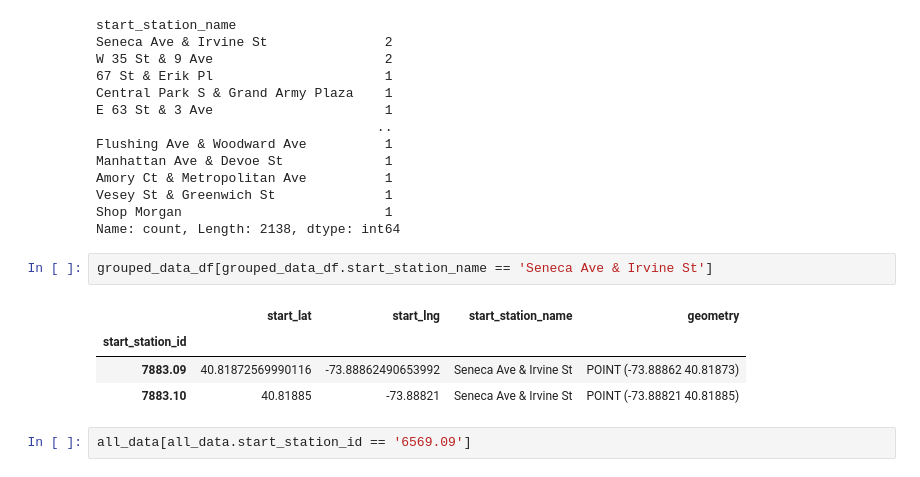
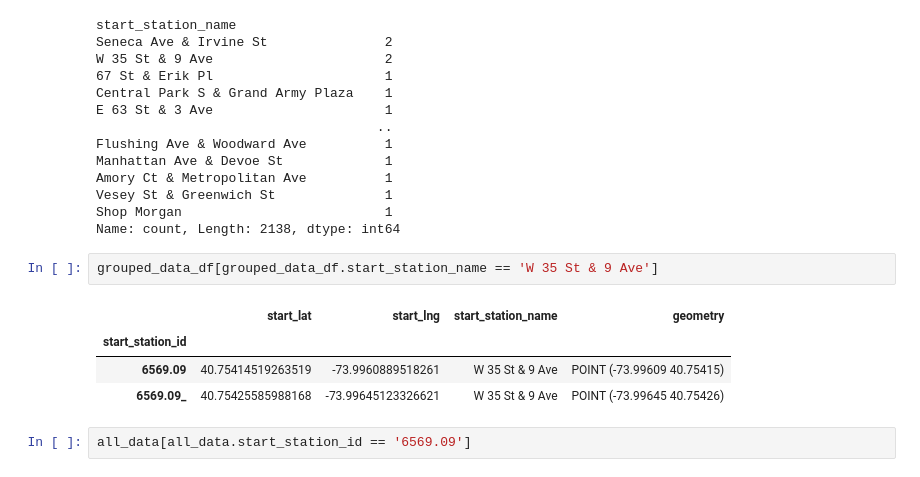
Before and after one commit to PatrickCleary/citi-bike-data, a Jupyter notebook: research/collect_station_data.ipynb, the cells around one changed output. Drawn from its saved outputs; the diff is of its cells as text.

```diff
--- a/research/collect_station_data.ipynb
+++ b/research/collect_station_data.ipynb
@@ -67,12 +67,12 @@ Vesey St & Greenwich St              1
 Shop Morgan                          1
 Name: count, Length: 2138, dtype: int64
 # %%
-grouped_data_df[grouped_data_df.start_station_name == 'Seneca Ave & Irvine St']
+grouped_data_df[grouped_data_df.start_station_name == 'W 35 St & 9 Ave']
 # %% [output]
 |  | start_lat | start_lng | start_station_name | geometry |
 | start_station_id |  |  |  |  |
-| 7883.09 | 40.81872569990116 | -73.88862490653992 | Seneca Ave & Irvine St | POINT (-73.88862 40.81873) |
-| 7883.10 | 40.81885 | -73.88821 | Seneca Ave & Irvine St | POINT (-73.88821 40.81885) |
+| 6569.09 | 40.75414519263519 | -73.9960889518261 | W 35 St & 9 Ave | POINT (-73.99609 40.75415) |
+| 6569.09_ | 40.75425585988168 | -73.99645123326621 | W 35 St & 9 Ave | POINT (-73.99645 40.75426) |
 # %%
 all_data[all_data.start_station_id == '6569.09']
 # %% [output]
```
Also changed, not shown: parts of 1 cell of this notebook, 3 other files.
